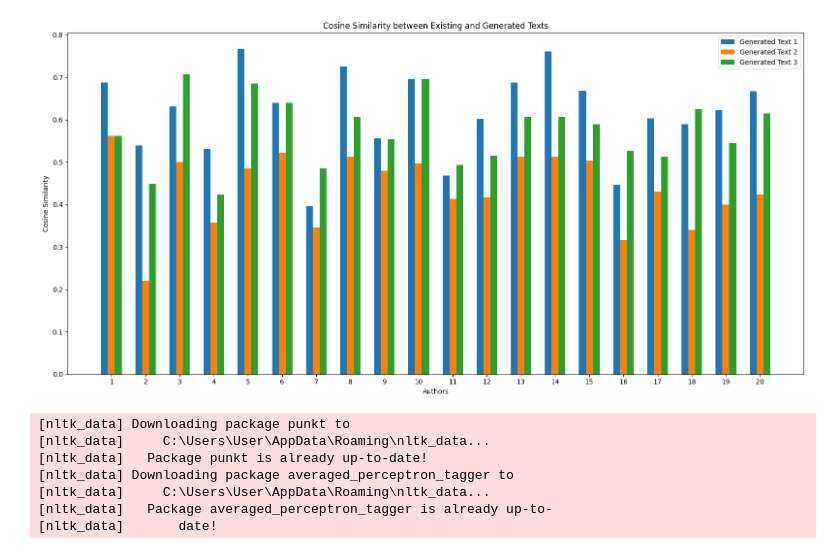
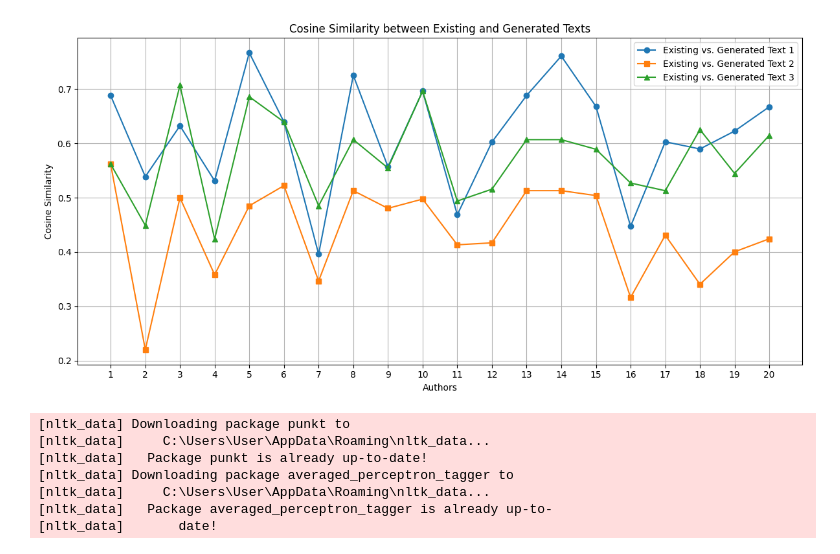
Before and after one commit to jonidamukaj/testing_LLMs, a Jupyter notebook: testing/paragraph1/davinci/Semantic Textual_VIS.ipynb, the cells around one changed output. Saved outputs shown, nothing was run; the diff lists cells and outputs as text; code cells hidden in the pictures.

Commit message:
graph

```diff
--- a/testing/paragraph1/davinci/Semantic Textual_VIS.ipynb
+++ b/testing/paragraph1/davinci/Semantic Textual_VIS.ipynb
@@ -41,41 +41,40 @@ for i, entry in enumerate(data):
     generated_text3 = generated_text3.strip()
 
     # Create TfidfVectorizer object with custom tokenizer
     vectorizer = TfidfVectorizer(tokenizer=tokenizer, stop_words='english')
 
     # Fit and transform the existing and generated texts
     tfidf_existing = vectorizer.fit_transform([existing_text])
     tfidf_generated1 = vectorizer.transform([generated_text1])
     tfidf_generated2 = vectorizer.transform([generated_text2])
     tfidf_generated3 = vectorizer.transform([generated_text3])
 
     # Calculate the cosine similarity
     cosine_sim_existing = cosine_similarity(tfidf_existing, tfidf_generated1)
     cosine_sim_generated1 = cosine_similarity(tfidf_existing, tfidf_generated2)
     cosine_sim_generated2 = cosine_similarity(tfidf_existing, tfidf_generated3)
 
     cosine_sims_existing.append(cosine_sim_existing[0][0])
     cosine_sims_generated1.append(cosine_sim_generated1[0][0])
     cosine_sims_generated2.append(cosine_sim_generated2[0][0])
 
-# Plot the cosine similarity scores
-plt.figure(figsize=(16, 8))
-x_values = range(1, len(data) + 1)
-bar_width = 0.2  # Width of each bar
+# Plot the cosine similarity scores as line plots
+plt.figure(figsize=(12, 6))
 
-plt.bar([x - bar_width for x in x_values], cosine_sims_existing, width=bar_width, label='Generated Text 1')
-plt.bar(x_values, cosine_sims_generated1, width=bar_width, label='Generated Text 2')
-plt.bar([x + bar_width for x in x_values], cosine_sims_generated2, width=bar_width, label='Generated Text 3')
+plt.plot(x_values, cosine_sims_existing, label='Existing vs. Generated Text 1', marker='o')
+plt.plot(x_values, cosine_sims_generated1, label='Existing vs. Generated Text 2', marker='s')
+plt.plot(x_values, cosine_sims_generated2, label='Existing vs. Generated Text 3', marker='^')
 
 plt.xlabel('Authors')
 plt.ylabel('Cosine Similarity')
 plt.title('Cosine Similarity between Existing and Generated Texts')
 plt.xticks(x_values)
 plt.legend()
 plt.tight_layout()
+plt.grid(True)
 plt.show()
 # %% [output]
-[figure, old version]
+[figure, new version]
 # %%
 import json
 import numpy as np
```
Also changed, not shown: 7 other files.
